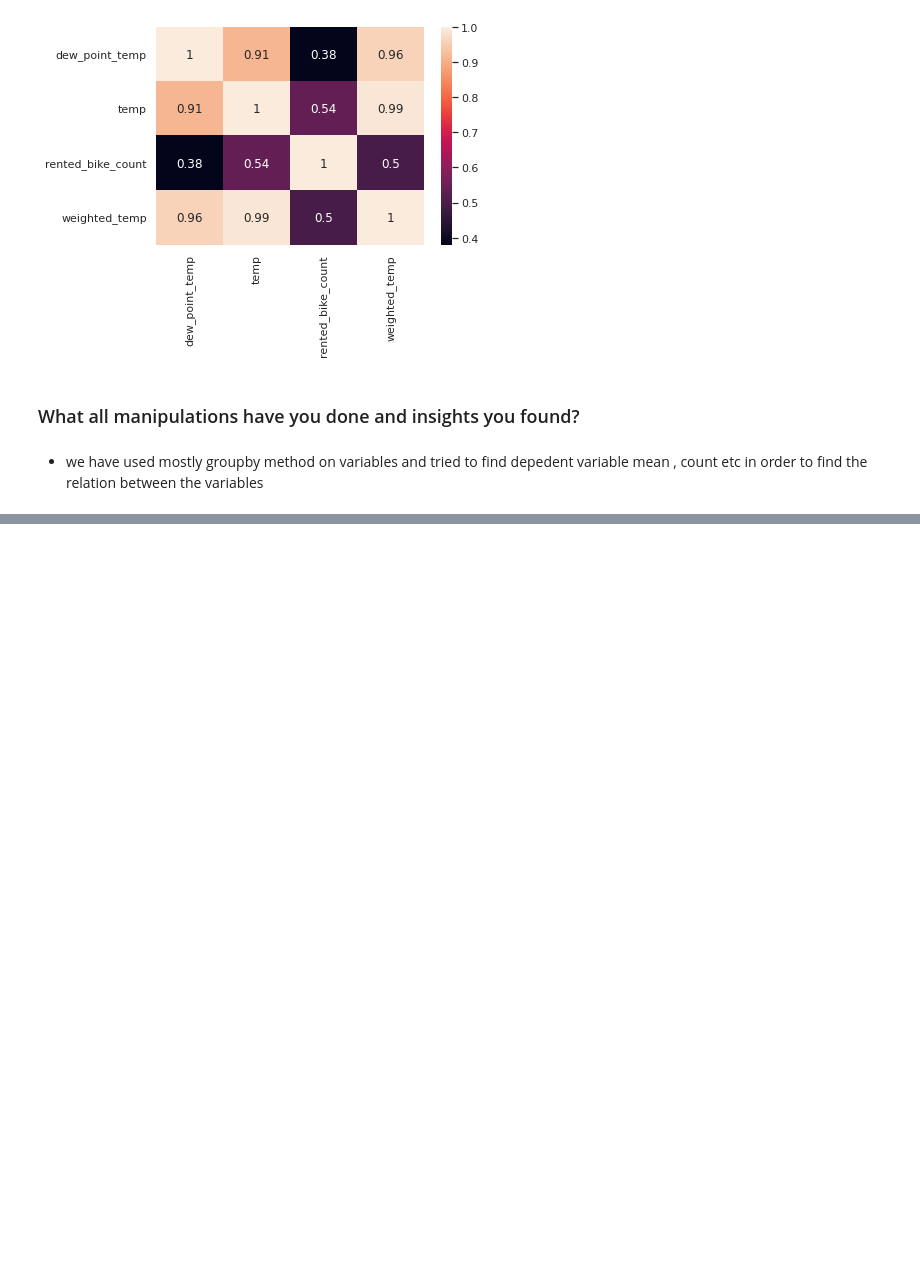
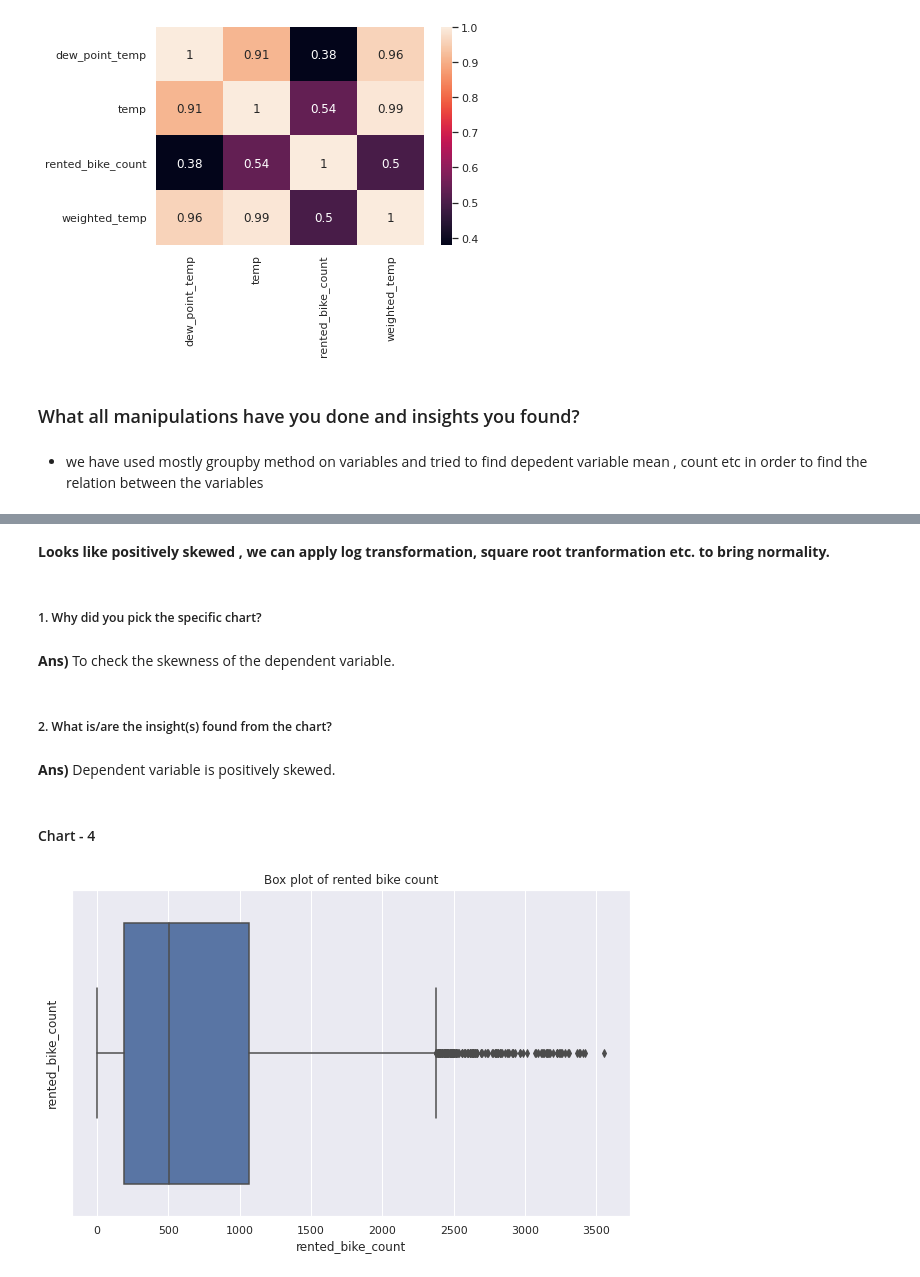
Before and after one commit to dil150898/Bike-Sharing-demand-prediction, a Jupyter notebook: dil_khush_Bike_Sharing_Demand_Prediction_Capstone_Project.ipynb, the cells around one changed output, grey strips where cells are left out. Drawn from its saved outputs; the diff is of its cells as text; code cells hidden in the pictures; blank space fills up the shorter version.

```diff
--- a/dil_khush_Bike_Sharing_Demand_Prediction_Capstone_Project.ipynb
+++ b/dil_khush_Bike_Sharing_Demand_Prediction_Capstone_Project.ipynb
@@ -449,0 +521,23 @@ sns.heatmap(df[['dew_point_temp','temp','rented_bike_count','weighted_temp']].co
+# %% [markdown]
+**Looks like positively skewed , we can apply log transformation, square root tranformation etc. to bring normality.**
+# %% [markdown]
+##### 1. Why did you pick the specific chart?
+# %% [markdown]
+**Ans)** To check the skewness of the dependent variable.
+# %% [markdown]
+##### 2. What is/are the insight(s) found from the chart?
+# %% [markdown]
+**Ans)** Dependent variable is positively skewed.
+# %% [markdown]
+#### Chart - 4
+# %%
+# Chart - 4 Visualization code
+
+#Boxplot of Rented Bike Count to check outliers
+plt.figure(figsize=(10,6))
+plt.ylabel('rented_bike_count')
+sns.boxplot(x=df['rented_bike_count'])
+plt.title('Box plot of rented bike count')
+plt.show()
+# %% [output]
+[figure, added]
```
Also changed, not shown: parts of 47 cells of this notebook.
